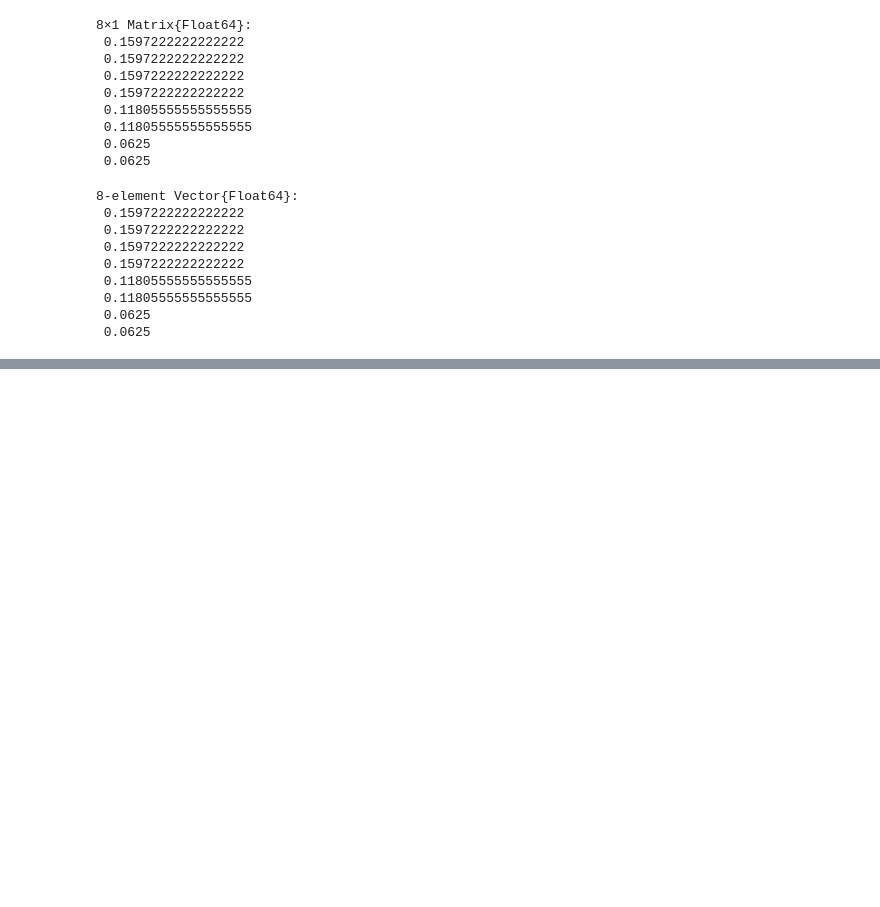
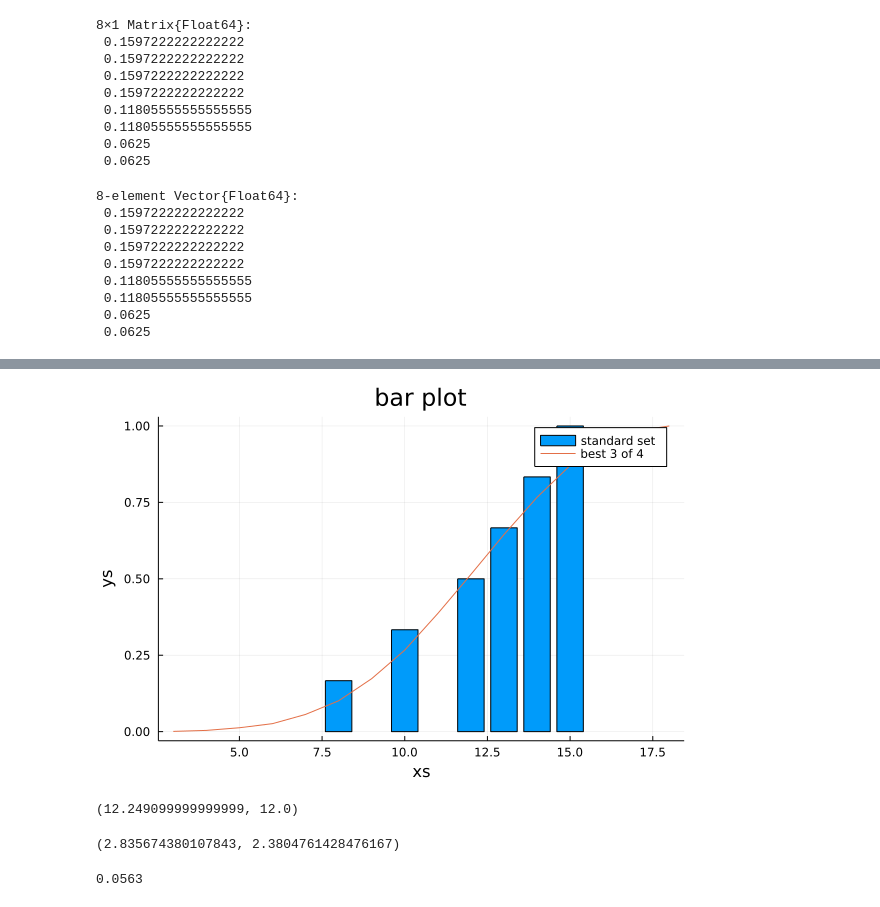
Before and after one commit to bwanab/ThinkBayes.jl, a Jupyter notebook: notebooks/think_bayes_in_julia_chapter_7.ipynb, the cells around one changed output, grey strips where cells are left out. Drawn from its saved outputs; the diff is of its cells as text; code cells hidden in the pictures; blank space fills up the shorter version.

Commit message:
First two exercises chapter7.
Add mean, var, std, prob_le/lt/ge/gt for cdf
Fix mean and var for pmf

```diff
--- a/notebooks/think_bayes_in_julia_chapter_7.ipynb
+++ b/notebooks/think_bayes_in_julia_chapter_7.ipynb
@@ -264,0 +282,3 @@ bar(mix)
+# %%
+standard = [15, 14, 13, 12, 10, 8]
+cdf_standard = cdf_from_seq(standard)
@@ -264,0 +296,17 @@ bar(mix)
+# %%
+bar(cdf_standard, label="standard set")
+plot!(cdf_best3, label="best 3 of 4")
+# %% [output]
+[figure, added]
+# %%
+mean(cdf_best3), mean(cdf_standard)
+# %% [output]
+(12.249099999999999, 12.0)
+# %%
+std(cdf_best3), std(cdf_standard)
+# %% [output]
+(2.835674380107843, 2.3804761428476167)
+# %%
+prob_lt(cdf_best3, 8)
+# %% [output]
+0.0563
```
Also changed, not shown: parts of 31 cells of this notebook, 2 other files.
